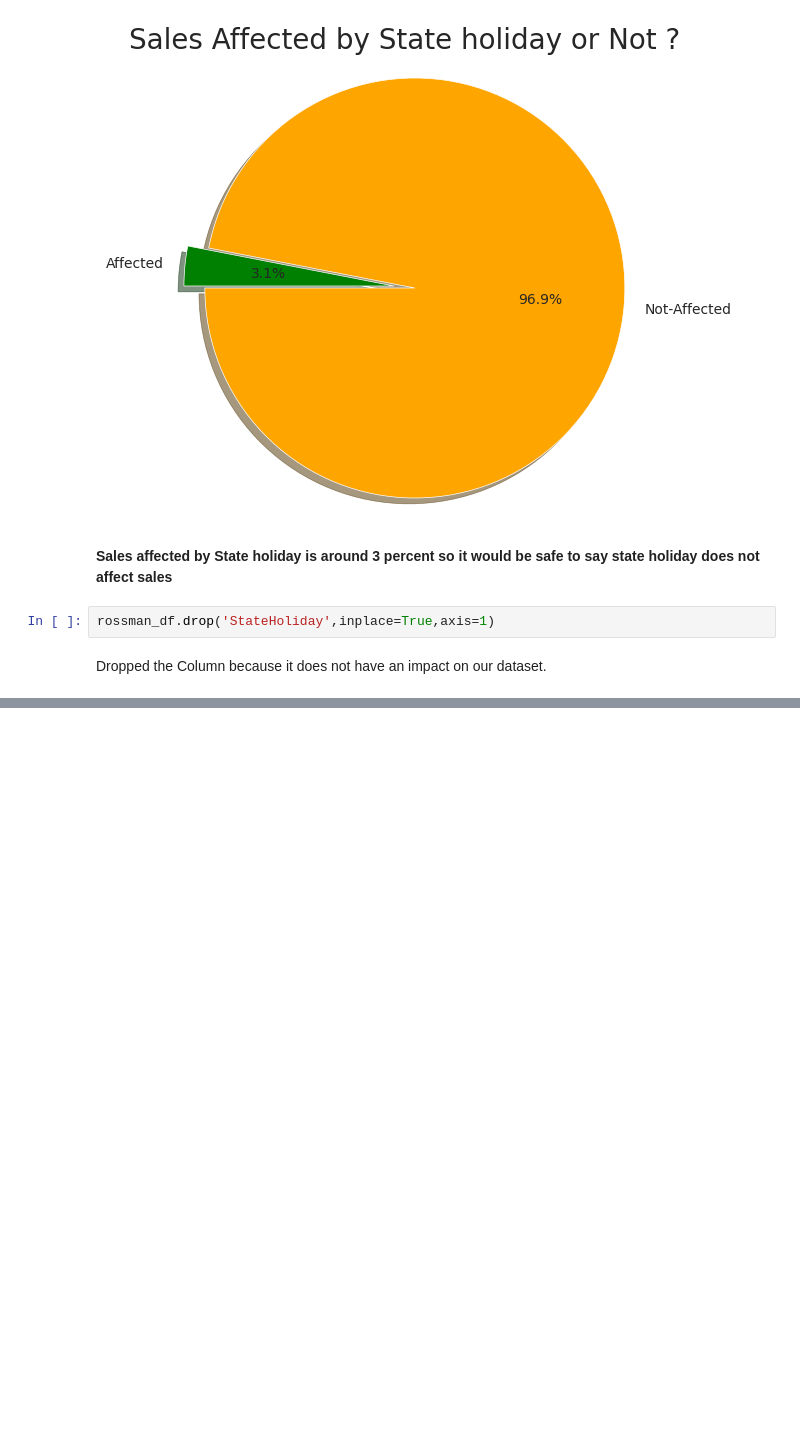
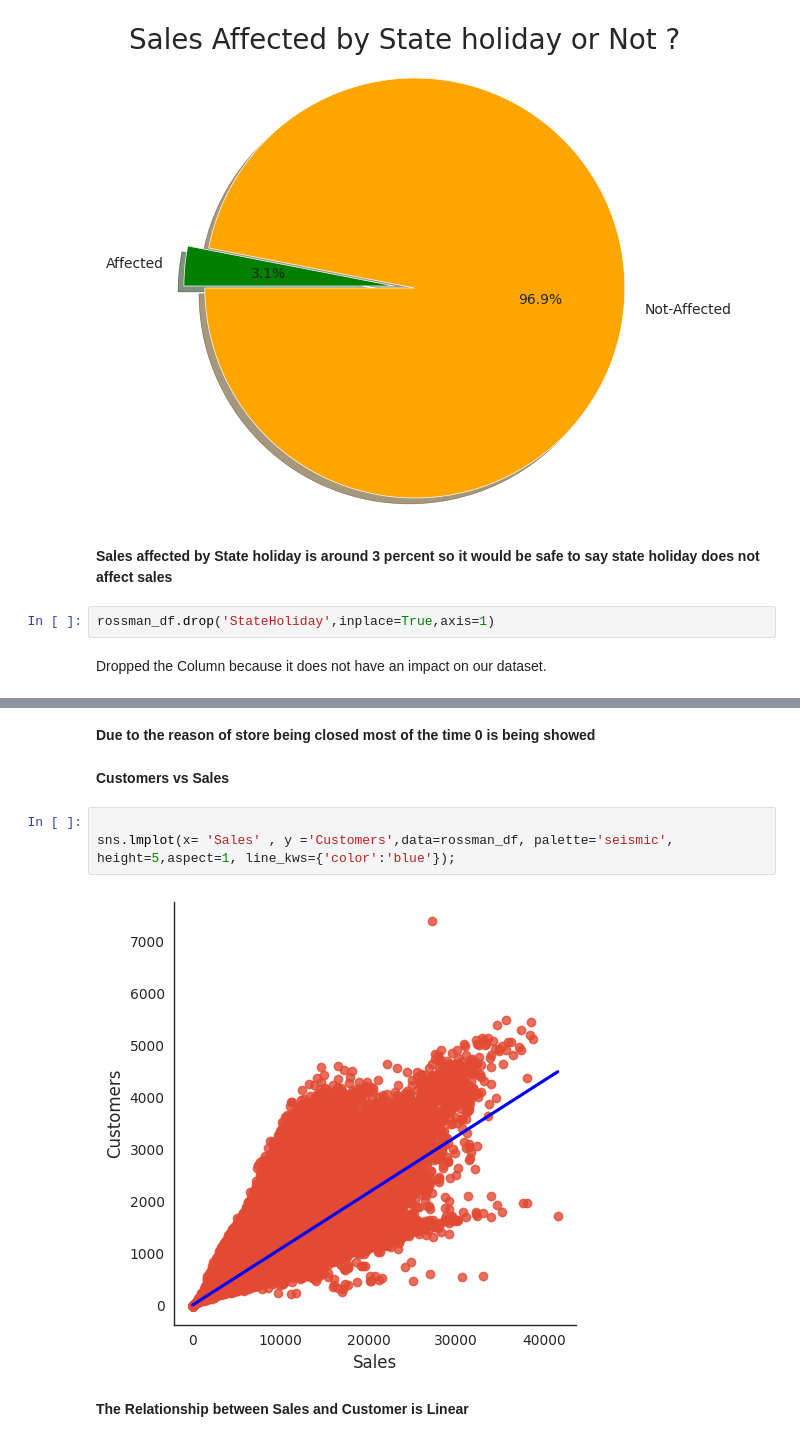
Before and after one commit to himanshu302002/ML-Regression-, a Jupyter notebook: (Capstone_Project)ML_Regression_on_Retail_Sales_Prediction.ipynb, the cells around one changed output, grey strips where cells are left out. Saved outputs shown, nothing was run; the diff lists cells and outputs as text; blank space fills up the shorter version.

```diff
--- a/(Capstone_Project)ML_Regression_on_Retail_Sales_Prediction.ipynb
+++ b/(Capstone_Project)ML_Regression_on_Retail_Sales_Prediction.ipynb
@@ -332,0 +350,11 @@ Dropped the Column because it does not have an impact on our dataset.
+# %% [markdown]
+**Due to the reason of store being closed most of the time 0 is being showed**
+# %% [markdown]
+**Customers vs Sales**
+# %%
+
+sns.lmplot(x= 'Sales' , y ='Customers',data=rossman_df, palette='seismic', height=5,aspect=1, line_kws={'color':'blue'});
+# %% [output]
+[figure, added]
+# %% [markdown]
+**The Relationship between Sales and Customer is Linear**
```
Also changed, not shown: parts of 2 cells of this notebook.
